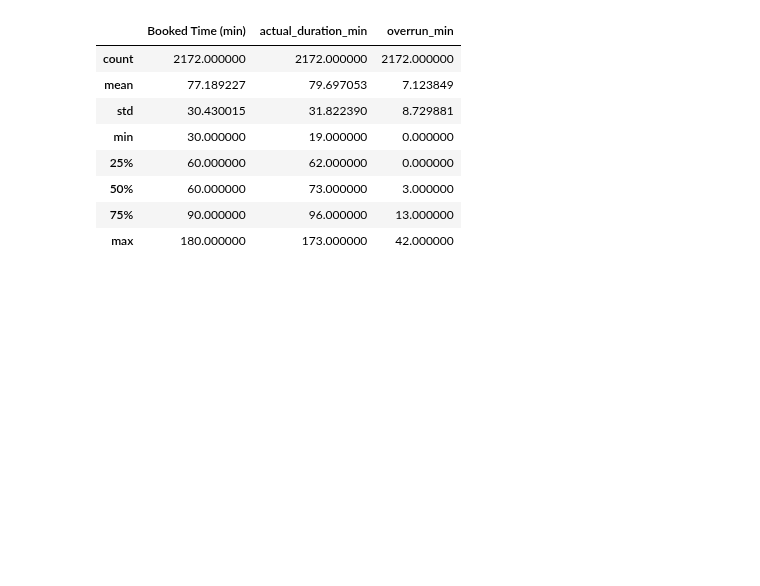
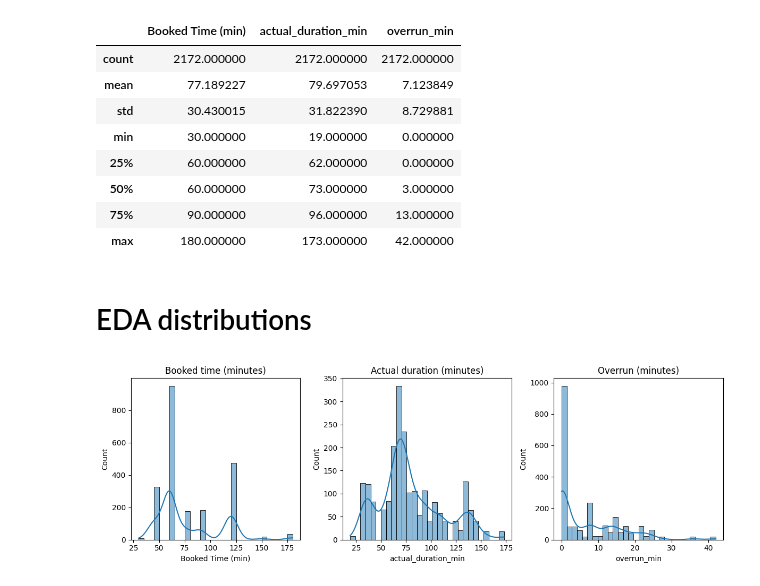
Before and after one commit to WebMLAIdev/OptiOR, a Jupyter notebook: notebooks/notebook.ipynb, the cells around one changed output. Cells and saved outputs as stored; diff of their text form; code cells hidden in the pictures; blank space fills up the shorter version.

Commit message:
Added some visualizations

```diff
--- a/notebooks/notebook.ipynb
+++ b/notebooks/notebook.ipynb
@@ -55,3 +57,24 @@ df[["Booked Time (min)", "actual_duration_min", "overrun_min"]].describe()
 | 50% | 60.000000 | 73.000000 | 3.000000 |
 | 75% | 90.000000 | 96.000000 | 13.000000 |
 | max | 180.000000 | 173.000000 | 42.000000 |
+# %% [markdown]
+# EDA distributions
+# %%
+plt.figure(figsize=(12, 4))
+
+plt.subplot(1, 3, 1)
+sns.histplot(df["Booked Time (min)"], bins=30, kde=True)
+plt.title("Booked time (minutes)")
+
+plt.subplot(1, 3, 2)
+sns.histplot(df["actual_duration_min"], bins=30, kde=True)
+plt.title("Actual duration (minutes)")
+
+plt.subplot(1, 3, 3)
+sns.histplot(df["overrun_min"], bins=30, kde=True)
+plt.title("Overrun (minutes)")
+
+plt.tight_layout()
+plt.show()
+# %% [output]
+[figure, added]
```
Also changed, not shown: parts of 1 cell of this notebook.
